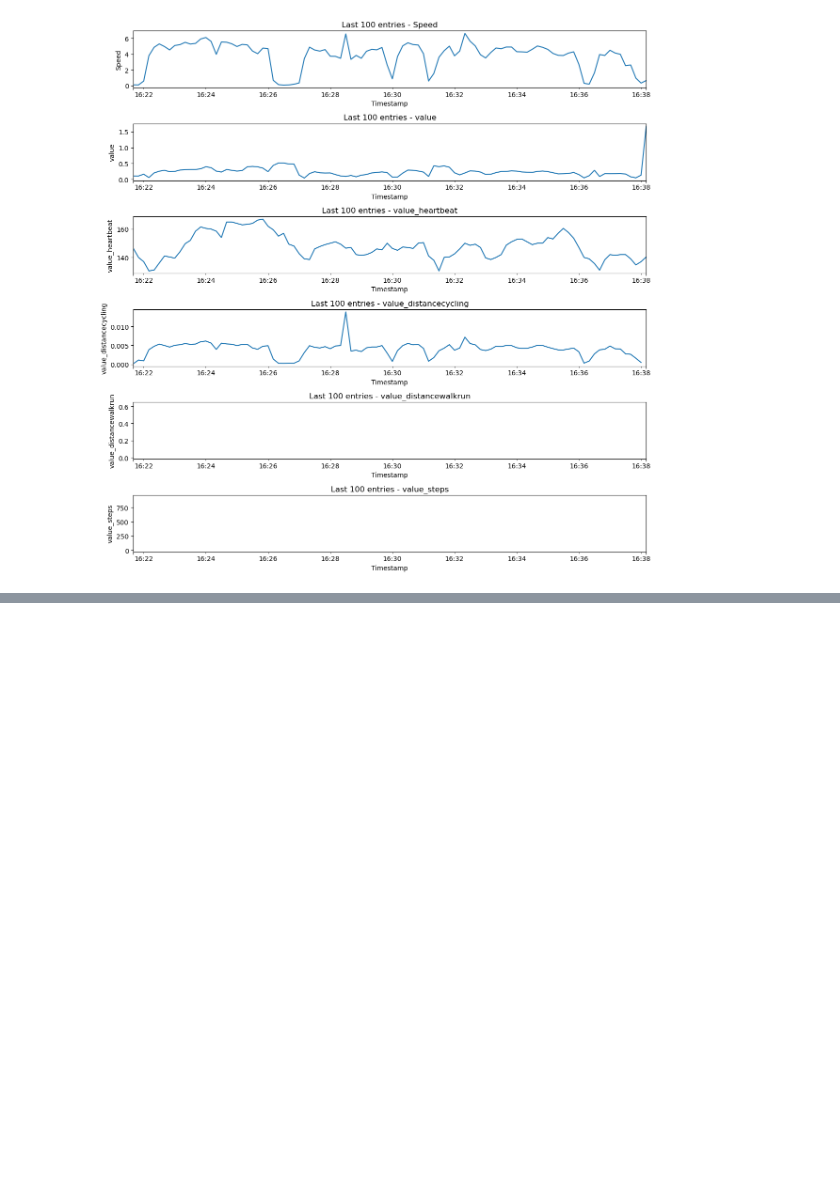
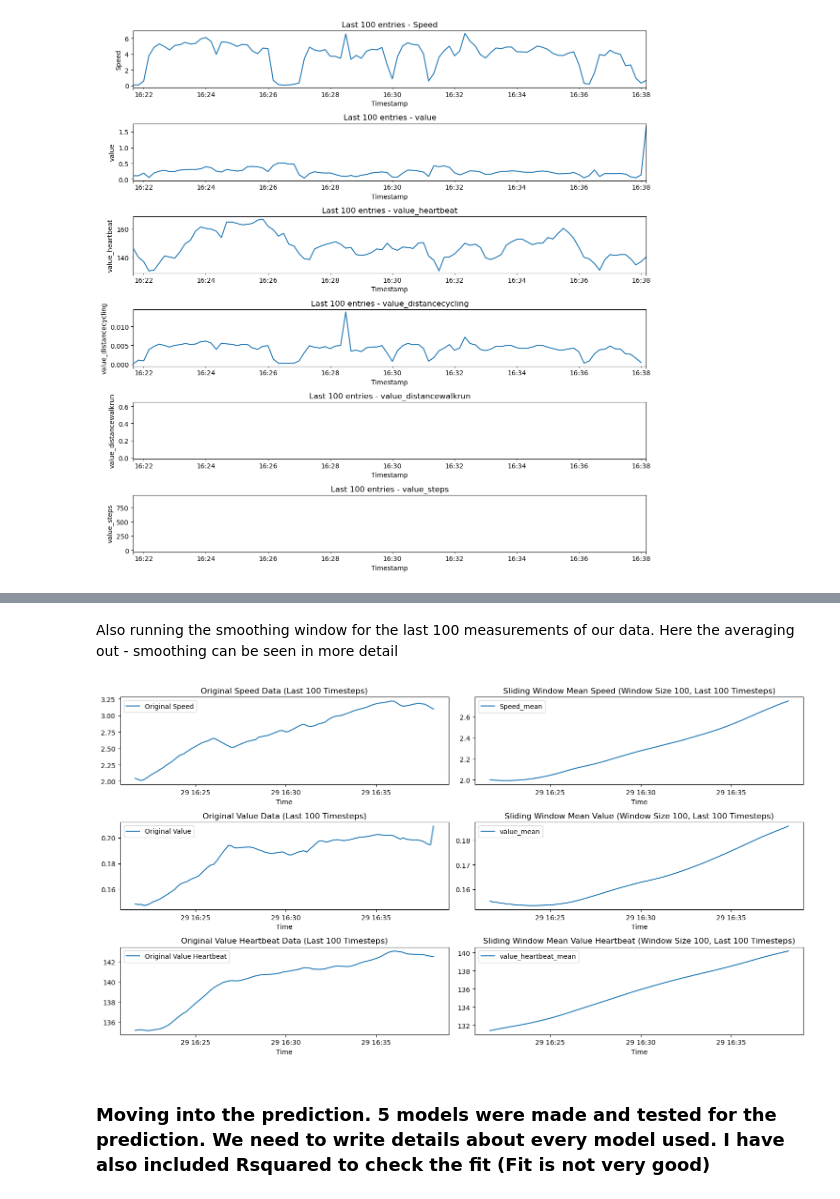
Before and after one commit to TKendel/MLQL, a Jupyter notebook: myMLQL.ipynb, the cells around one changed output, grey strips where cells are left out. Saved outputs shown, nothing was run; the diff lists cells and outputs as text; code cells hidden in the pictures; blank space fills up the shorter version.

```diff
--- a/myMLQL.ipynb
+++ b/myMLQL.ipynb
@@ -431,0 +541,75 @@ df_dropped.to_csv(output_file_path, index=False)
+# %% [markdown]
+Also running the smoothing window for the last 100 measurements of our data. Here the averaging out - smoothing can be seen in more detail
+# %%
+
+
+file_path = 'filtered_df.csv'
+data = pd.read_csv(file_path)
+
+
+data['Timestamp'] = pd.to_datetime(data['Timestamp'])
+
+
+window_size = 100
+
+
+rolling_features_100 = pd.DataFrame()
+
+
+rolling_features_100['Speed_mean'] = data['Speed'].rolling(window=window_size).mean()
+rolling_features_100['value_mean'] = data['value'].rolling(window=window_size).mean()
+rolling_features_100['value_heartbeat_mean'] = data['value_heartbeat'].rolling(window=window_size).mean()
+
+
+rolling_features_100 = rolling_features_100.iloc[window_size-1:].reset_index(drop=True)
+timestamps_aligned_100 = data['Timestamp'].iloc[window_size-1:].reset_index(drop=True)
+
+
+
+
+
+plt.figure(figsize=(15, 8))
+
+
+plt.subplot(3, 2, 1)
+plt.plot(data['Timestamp'].iloc[-100:], data['Speed'].iloc[-100:], label='Original Speed')
+plt.title('Original Speed Data (Last 100 Timesteps)')
+plt.xlabel('Time')
+plt.legend()
+
+plt.subplot(3, 2, 2)
+plt.plot(data['Timestamp'].iloc[-100:], rolling_features_100['Speed_mean'].iloc[-100:], label='Speed_mean')
+plt.title('Sliding Window Mean Speed (Window Size 100, Last 100 Timesteps)')
+plt.xlabel('Time')
+plt.legend()
+
+
+plt.subplot(3, 2, 3)
+plt.plot(data['Timestamp'].iloc[-100:], data['value'].iloc[-100:], label='Original Value')
+plt.title('Original Value Data (Last 100 Timesteps)')
+plt.xlabel('Time')
+plt.legend()
+
+plt.subplot(3, 2, 4)
+plt.plot(data['Timestamp'].iloc[-100:], rolling_features_100['value_mean'].iloc[-100:], label='value_mean')
+plt.title('Sliding Window Mean Value (Window Size 100, Last 100 Timesteps)')
+plt.xlabel('Time')
+plt.legend()
+
+# Plot original and rolling window mean value_heartbeat data for the last 100 timesteps
+plt.subplot(3, 2, 5)
+plt.plot(data['Timestamp'].iloc[-100:], data['value_heartbeat'].iloc[-100:], label='Original Value Heartbeat')
+plt.title('Original Value Heartbeat Data (Last 100 Timesteps)')
+plt.xlabel('Time')
+plt.legend()
+
+plt.subplot(3, 2, 6)
+plt.plot(data['Timestamp'].iloc[-100:], rolling_features_100['value_heartbeat_mean'].iloc[-100:], label='value_heartbeat_mean')
+plt.title('Sliding Window Mean Value Heartbeat (Window Size 100, Last 100 Timesteps)')
+plt.xlabel('Time')
+plt.legend()
+
+plt.tight_layout()
+plt.show()
+# %% [output]
+[figure, added]
@@ -431,0 +794,2 @@ df_dropped.to_csv(output_file_path, index=False)
+# %% [markdown]
+### Moving into the prediction. 5 models were made and tested for the prediction. We need to write details about every model used. I have also included Rsquared to check the fit (Fit is not very good)
```
Also changed, not shown: parts of 44 cells of this notebook, 8 other files.
